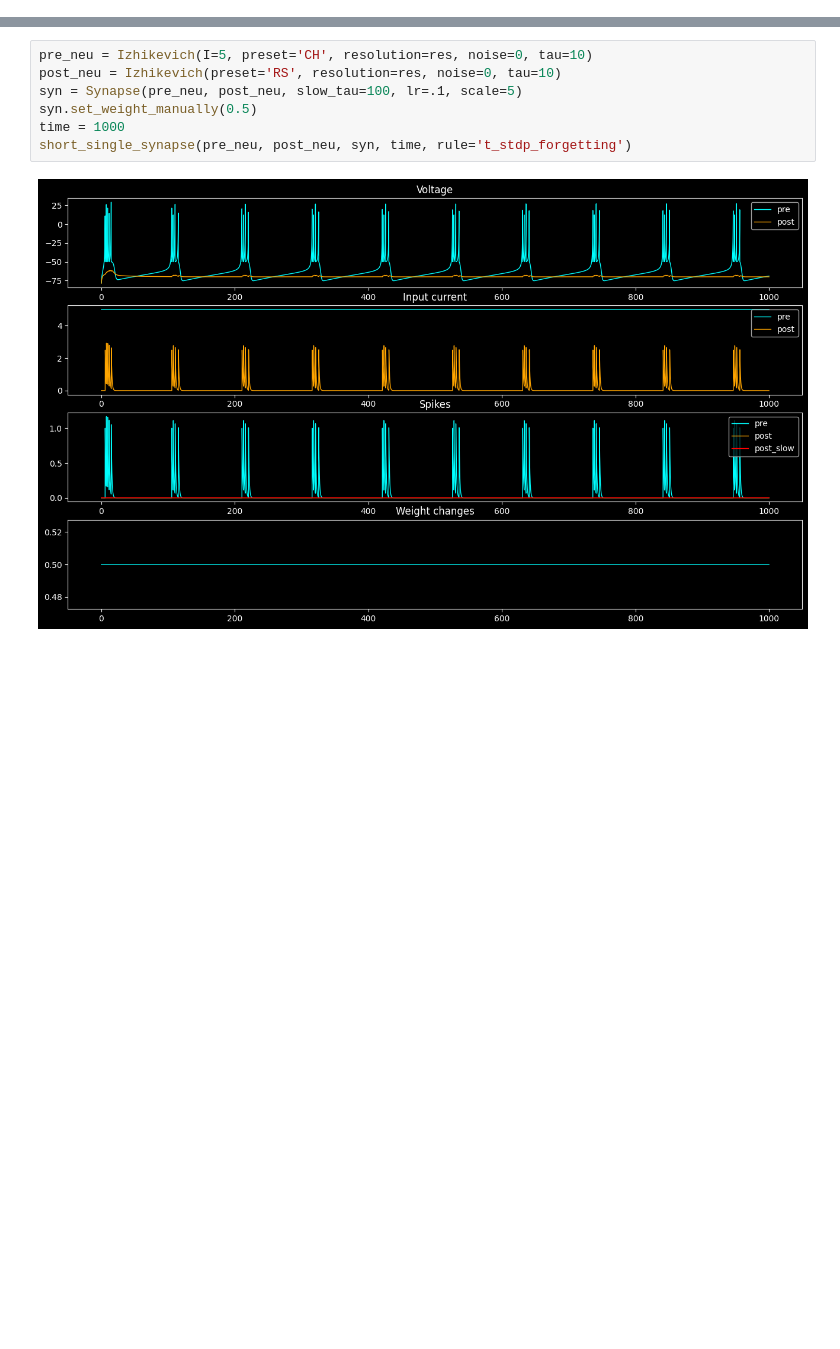
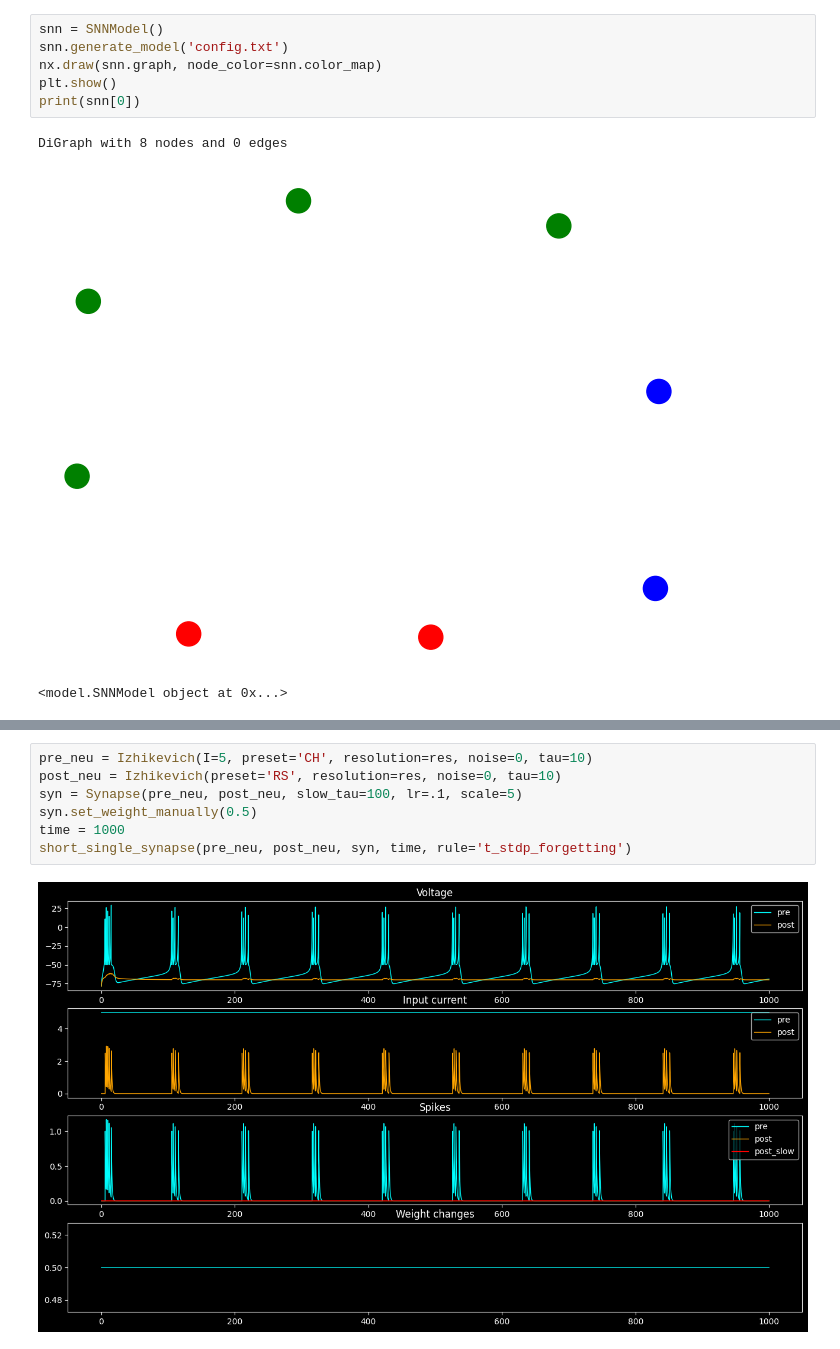
Before and after one commit to iamkg0/rustyspikes, a Jupyter notebook: test.ipynb, the cells around one changed output, grey strips where cells are left out. Drawn from its saved outputs; the diff is of its cells as text; blank space fills up the shorter version.

Commit message:
Added model etc etc etc

```diff
--- a/test.ipynb
+++ b/test.ipynb
@@ -10,0 +15,10 @@ plt.style.use(['dark_background'])
+# %%
+snn = SNNModel()
+snn.generate_model('config.txt')
+nx.draw(snn.graph, node_color=snn.color_map)
+plt.show()
+print(snn[0])
+# %% [output]
+DiGraph with 8 nodes and 0 edges
+[figure, added]
+<model.SNNModel object at 0x...>
```
Also changed, not shown: parts of 6 cells of this notebook, 6 other files.
